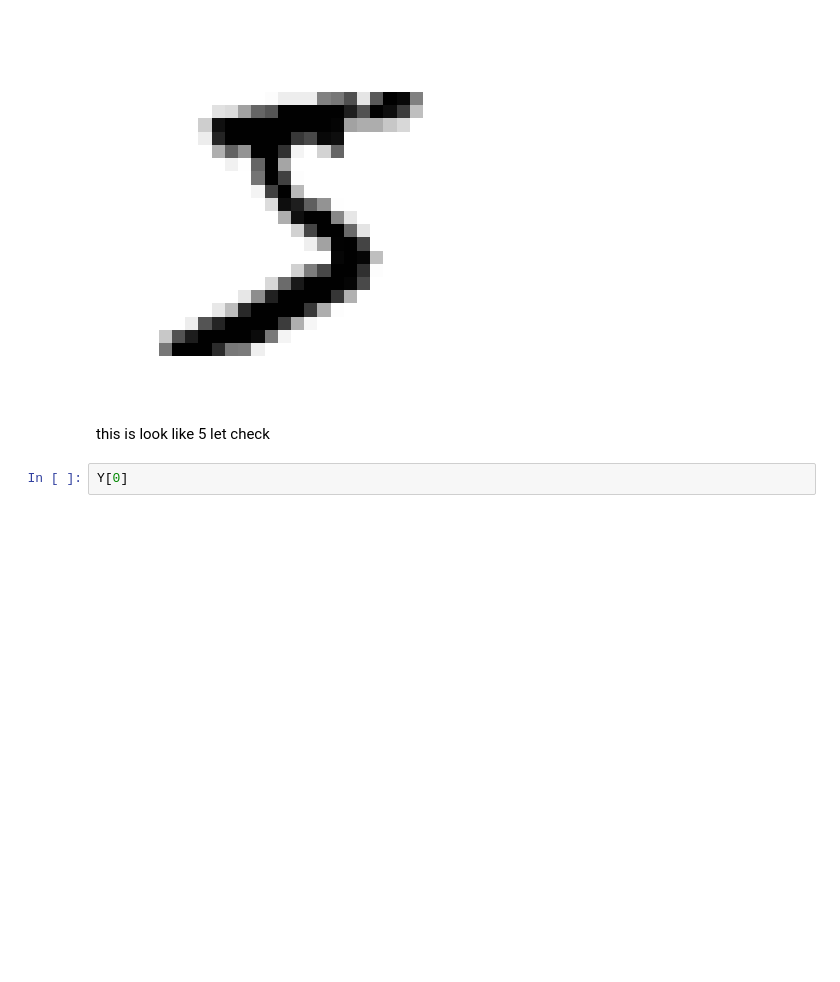
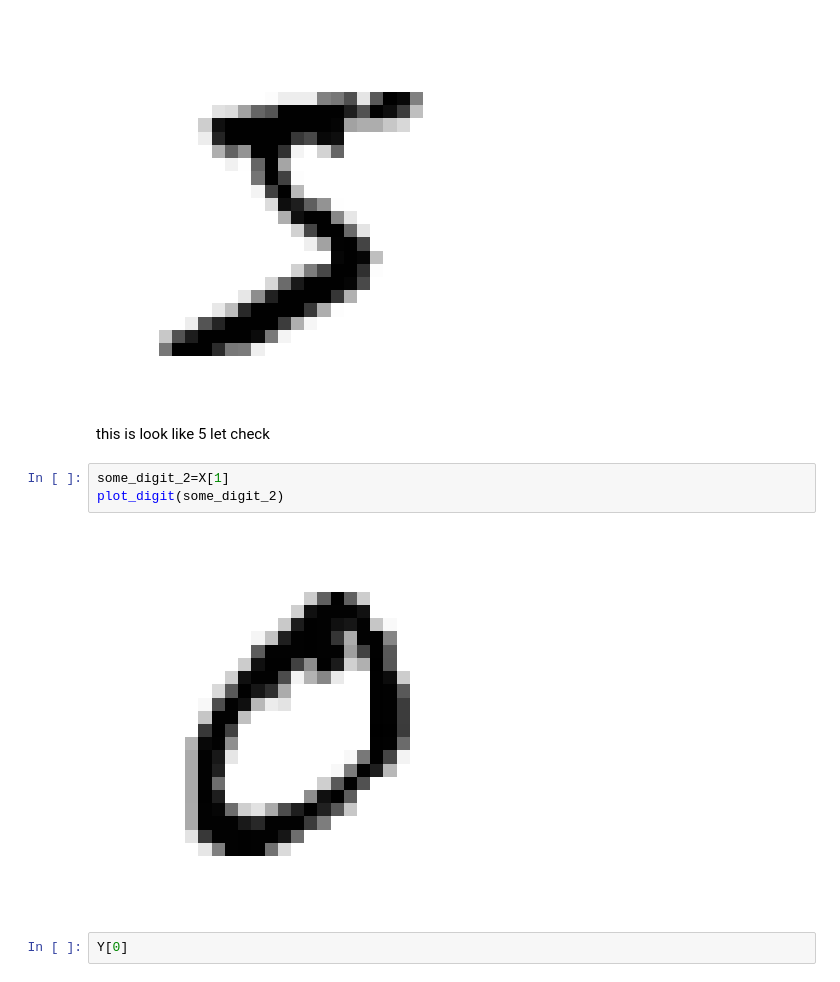
Before and after one commit to mt508/machine-learning-, a Jupyter notebook: classification.ipynb, the cells around one changed output. Drawn from its saved outputs; the diff is of its cells as text; blank space fills up the shorter version.

```diff
--- a/classification.ipynb
+++ b/classification.ipynb
@@ -24,6 +24,11 @@ plot_digit(some_digit)
 [figure]
 # %% [markdown]
 this is look like 5 let check
+# %%
+some_digit_2=X[1]
+plot_digit(some_digit_2)
+# %% [output]
+[figure, added]
 # %%
 Y[0]
 # %% [output]
```
Also changed, not shown: parts of 7 cells of this notebook.
